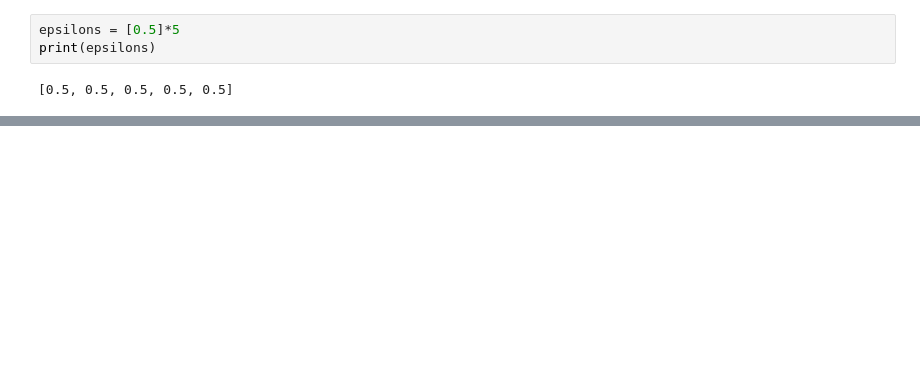
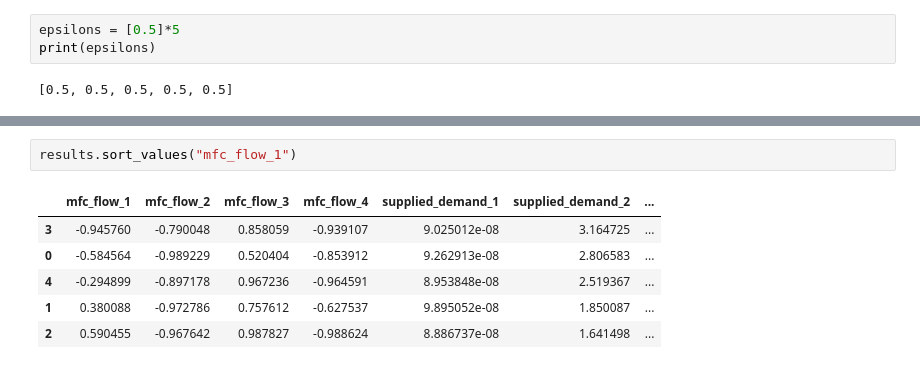
Before and after one commit to arielgoldin/GDL_Aquapheric_Policies, a Jupyter notebook: AMG_experimentation.ipynb, the cells around one changed output, grey strips where cells are left out. Cells and saved outputs as stored; diff of their text form; blank space fills up the shorter version.

```diff
--- a/AMG_experimentation.ipynb
+++ b/AMG_experimentation.ipynb
@@ -165,0 +194,9 @@ iteritems is deprecated and will be removed in a future version. Use .items inst
+# %%
+results.sort_values("mfc_flow_1")
+# %% [output]
+|  | mfc_flow_1 | mfc_flow_2 | mfc_flow_3 | mfc_flow_4 | supplied_demand_1 | supplied_demand_2 | ... |
+| 3 | -0.945760 | -0.790048 | 0.858059 | -0.939107 | 9.025012e-08 | 3.164725 | ... |
+| 0 | -0.584564 | -0.989229 | 0.520404 | -0.853912 | 9.262913e-08 | 2.806583 | ... |
+| 4 | -0.294899 | -0.897178 | 0.967236 | -0.964591 | 8.953848e-08 | 2.519367 | ... |
+| 1 | 0.380088 | -0.972786 | 0.757612 | -0.627537 | 9.895052e-08 | 1.850087 | ... |
+| 2 | 0.590455 | -0.967642 | 0.987827 | -0.988624 | 8.886737e-08 | 1.641498 | ... |
```
Also changed, not shown: parts of 11 cells of this notebook, 4 other files.
